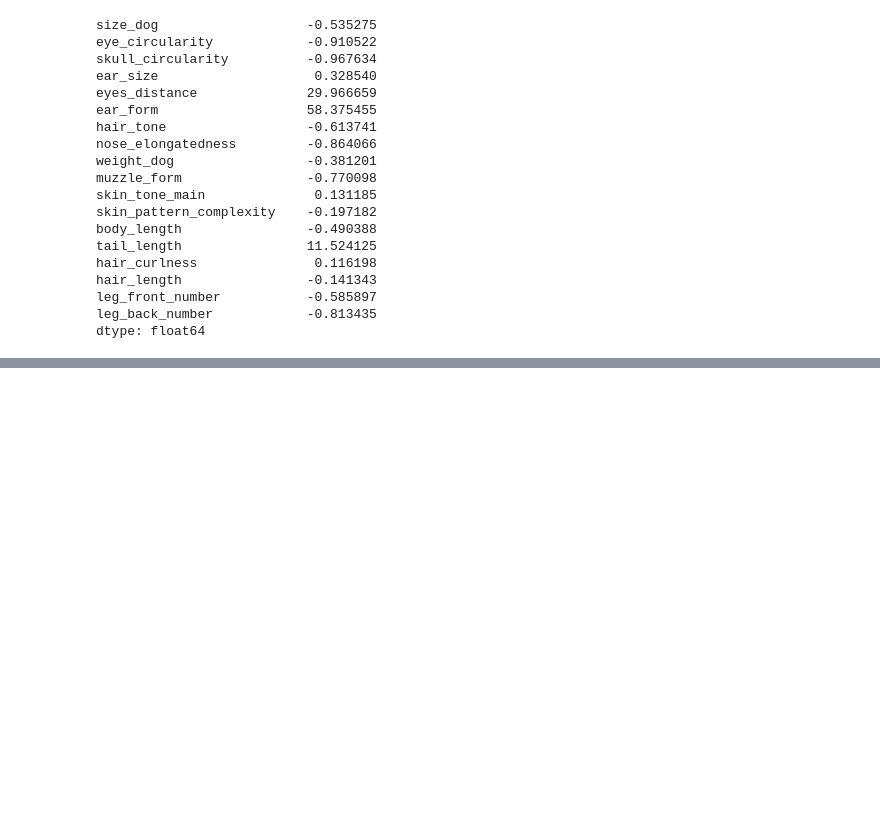
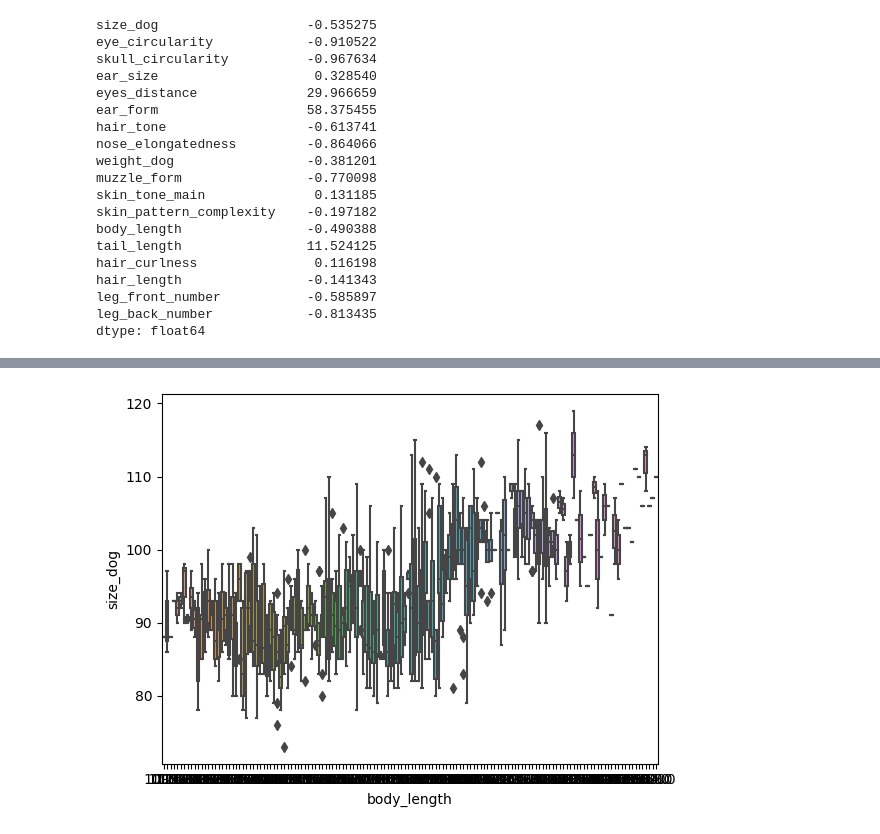
Before and after one commit to Luaa998/Kohonen-maps_Projekt, a Jupyter notebook: Clean_Dog_Data.ipynb, the cells around one changed output, grey strips where cells are left out. Drawn from its saved outputs; the diff is of its cells as text; code cells hidden in the pictures; blank space fills up the shorter version.

```diff
--- a/Clean_Dog_Data.ipynb
+++ b/Clean_Dog_Data.ipynb
@@ -235,0 +242,6 @@ dtype: float64
+# %%
+
+sns.boxplot(data=dog_cleared, x='body_length', y='size_dog')
+plt.show()
+# %% [output]
+[figure, added]
```
Also changed, not shown: parts of 2 cells of this notebook.
